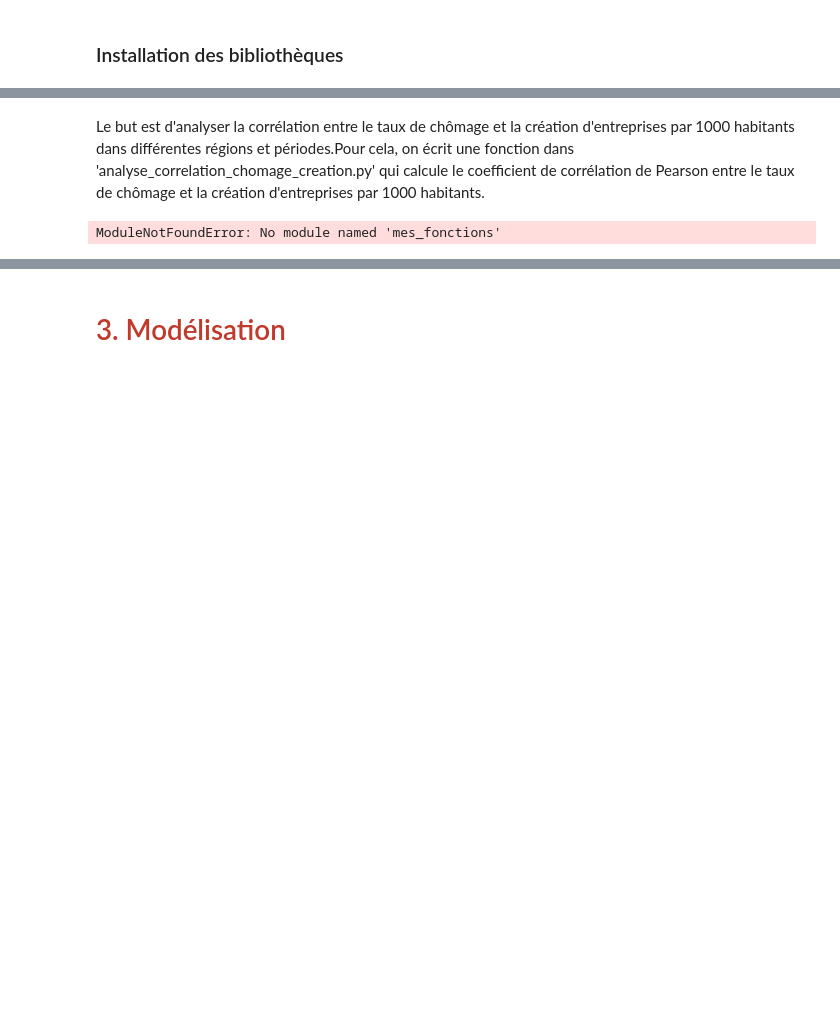
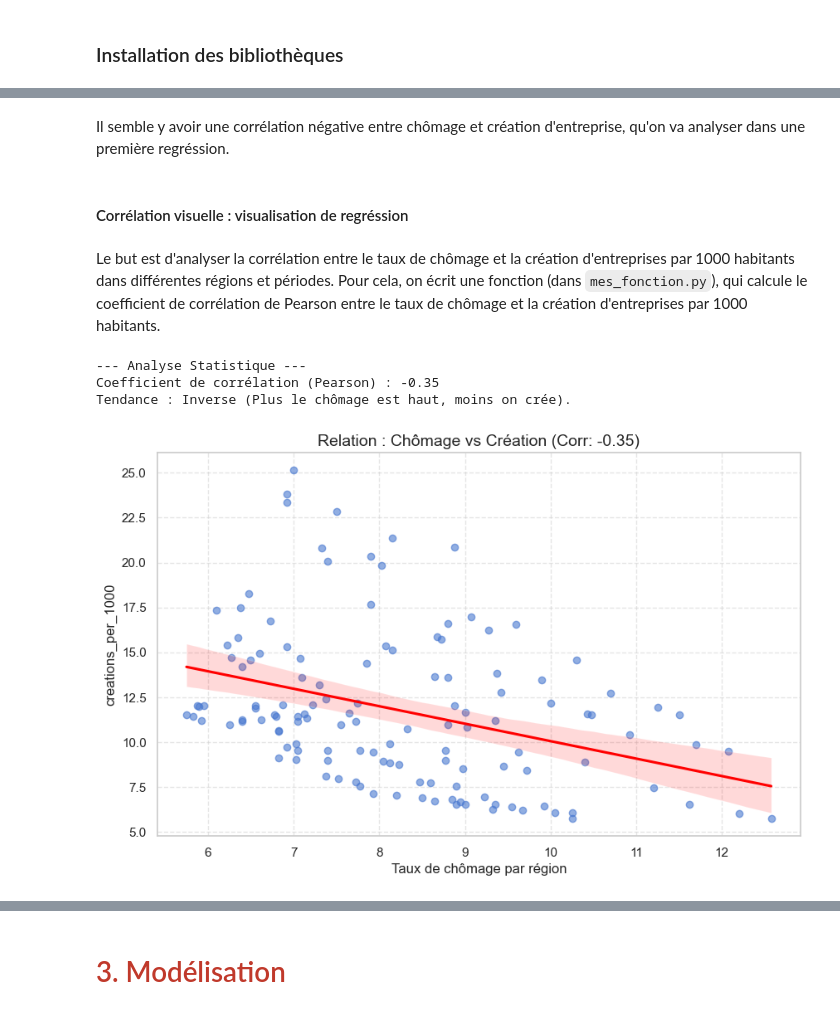
Before and after one commit to tristanczz/python_DS_2A, a Jupyter notebook: rendu_final.ipynb, the cells around one changed output, grey strips where cells are left out. Drawn from its saved outputs; the diff is of its cells as text; code cells hidden in the pictures; blank space fills up the shorter version.

Commit message:
rendu final fini, faut juste au régression au carré et conclusion

```diff
--- a/rendu_final.ipynb
+++ b/rendu_final.ipynb
@@ -25 +40,34 @@ pip install git+https://github.com/inseeFrLab/cartiflette.git
+# %%
+# --- préfiguration technique ---
+#################################
+
+# mise en page
+import warnings
+warnings.filterwarnings('ignore') # nettoie le rendu final des avertissements inutiles
+
+# imports nécessaires des bibliothèques nécessaires pour exécution du notebook
+# et essentielles aux fonctions du fichier 'mes_fonctions.py'
+import seaborn as sns
+import matplotlib.pyplot as plt
+import pandas as pd
+import statsmodels.api as sm
+import geopandas as gpd
+from cartiflette import carti_download
+from sklearn.preprocessing import StandardScaler
+from sklearn.linear_model import LassoCV
+from sklearn.decomposition import PCA
+from sklearn.preprocessing import StandardScaler
+from cartiflette import carti_download
+import numpy as np
+
+# centralisation des chemins
+from pathlib import Path
+import sys
+PROJECT_ROOT = Path(".").resolve()  # repo
+sys.path.append(str(PROJECT_ROOT / "src"))  # rendre src/ importable
+
+# style
+sns.set_theme(style="whitegrid", palette="muted")
+plt.rcParams['figure.figsize'] = (12, 6)
+plt.rcParams['axes.titlesize'] = 14
 # %% [markdown]
@@ -259,14 +463,19 @@ plt.show()
+# %% [markdown]
+Il semble y avoir une corrélation négative entre chômage et création d'entreprise, qu'on va analyser dans une première regréssion.
+# %% [markdown]
+#### Corrélation visuelle : visualisation de regréssion
 # %% [markdown]
-Le but est d'analyser la corrélation entre le taux de chômage et la création d'entreprises par 1000 habitants dans différentes régions et périodes.Pour cela, on écrit une fonction dans 'analyse_correlation_chomage_creation.py' qui calcule le coefficient de corrélation de Pearson entre le taux de chômage et la création d'entreprises par 1000 habitants.
+Le but est d'analyser la corrélation entre le taux de chômage et la création d'entreprises par 1000 habitants dans différentes régions et périodes. Pour cela, on écrit une fonction (dans `mes_fonction.py`), qui calcule le coefficient de corrélation de Pearson entre le taux de chômage et la création d'entreprises par 1000 habitants.
 # %%
 import pandas as pd
-correlation_chomage_creation=pd.read_csv("data\Variables explicatives\correlation_chomage_creation.csv")
+correlation_chomage_creation=pd.read_csv("data/Variables explicatives/correlation_chomage_creation.csv")
 
-# Là, tu importes ta fonction depuis ton fichier
 from mes_fonctions import analyser_relation_chomage_creation
 
-# Et tu l'utilises
 analyser_relation_chomage_creation(correlation_chomage_creation)
 # %% [output]
-ModuleNotFoundError: No module named 'mes_fonctions'
+--- Analyse Statistique ---
+Coefficient de corrélation (Pearson) : -0.35
+Tendance : Inverse (Plus le chômage est haut, moins on crée).
+[figure, added]
 # %% [markdown]
```
Also changed, not shown: parts of 89 cells of this notebook, 9 other files.
